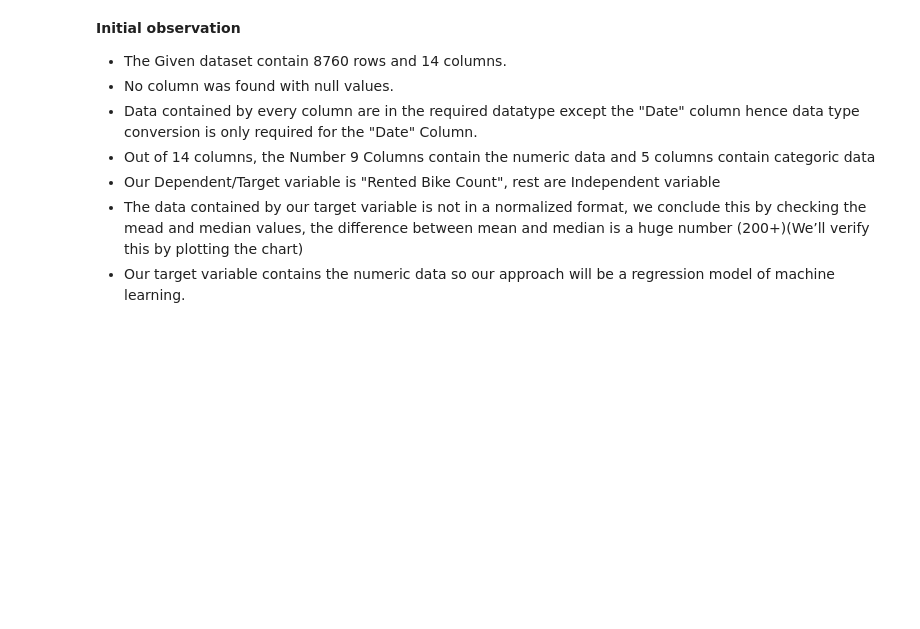
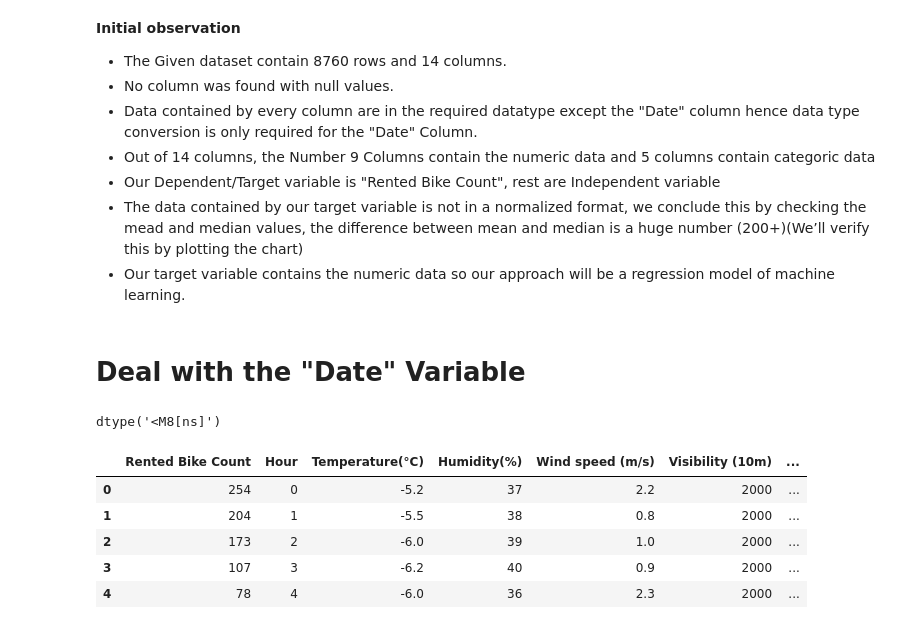
Before and after one commit to solankinitin1210/Capstone-Project-Bike-Sharing-Demand-Prediction, a Jupyter notebook: Bike_Sharing_Demand_Prediction_Capstone_Project.ipynb, the cells around one changed output. Saved outputs shown, nothing was run; the diff lists cells and outputs as text; code cells hidden in the pictures; blank space fills up the shorter version.

```diff
--- a/Bike_Sharing_Demand_Prediction_Capstone_Project.ipynb
+++ b/Bike_Sharing_Demand_Prediction_Capstone_Project.ipynb
@@ -148,3 +148,31 @@ df.describe()
 - Our Dependent/Target variable is "Rented Bike Count", rest are Independent variable
 - The data contained by our target variable is not in a normalized format, we conclude this by checking the mead and median values, the difference between mean and median is a huge number (200+)(We’ll verify this by plotting the chart)
 - Our target variable contains the numeric data so our approach will be a regression model of machine learning.
+# %% [markdown]
+# Deal with the "Date" Variable
+# %%
+# First let's convert data type of date varible from object to date
+df['Date']=pd.to_datetime(df['Date'])
+# %%
+df['Date'].dtypes
+# %% [output]
+dtype('<M8[ns]')
+# %%
+import datetime
+# Create three diffrent column of Date,month and year from date column
+df['year']=pd. DatetimeIndex(df['Date']).year
+df['month']=df['Date'].dt.month_name()
+df['day']=pd. DatetimeIndex(df['Date']).day
+# %%
+# We Do not require Date column now so let's drop it
+df.drop('Date', axis='columns', inplace=True)
+# %%
+# Verify our updated dataset
+df.head()
+# %% [output]
+|  | Rented Bike Count | Hour | Temperature(°C) | Humidity(%) | Wind speed (m/s) | Visibility (10m) | ... |
+| 0 | 254 | 0 | -5.2 | 37 | 2.2 | 2000 | ... |
+| 1 | 204 | 1 | -5.5 | 38 | 0.8 | 2000 | ... |
+| 2 | 173 | 2 | -6.0 | 39 | 1.0 | 2000 | ... |
+| 3 | 107 | 3 | -6.2 | 40 | 0.9 | 2000 | ... |
+| 4 | 78 | 4 | -6.0 | 36 | 2.3 | 2000 | ... |
```
Also changed, not shown: parts of 2 cells of this notebook.
